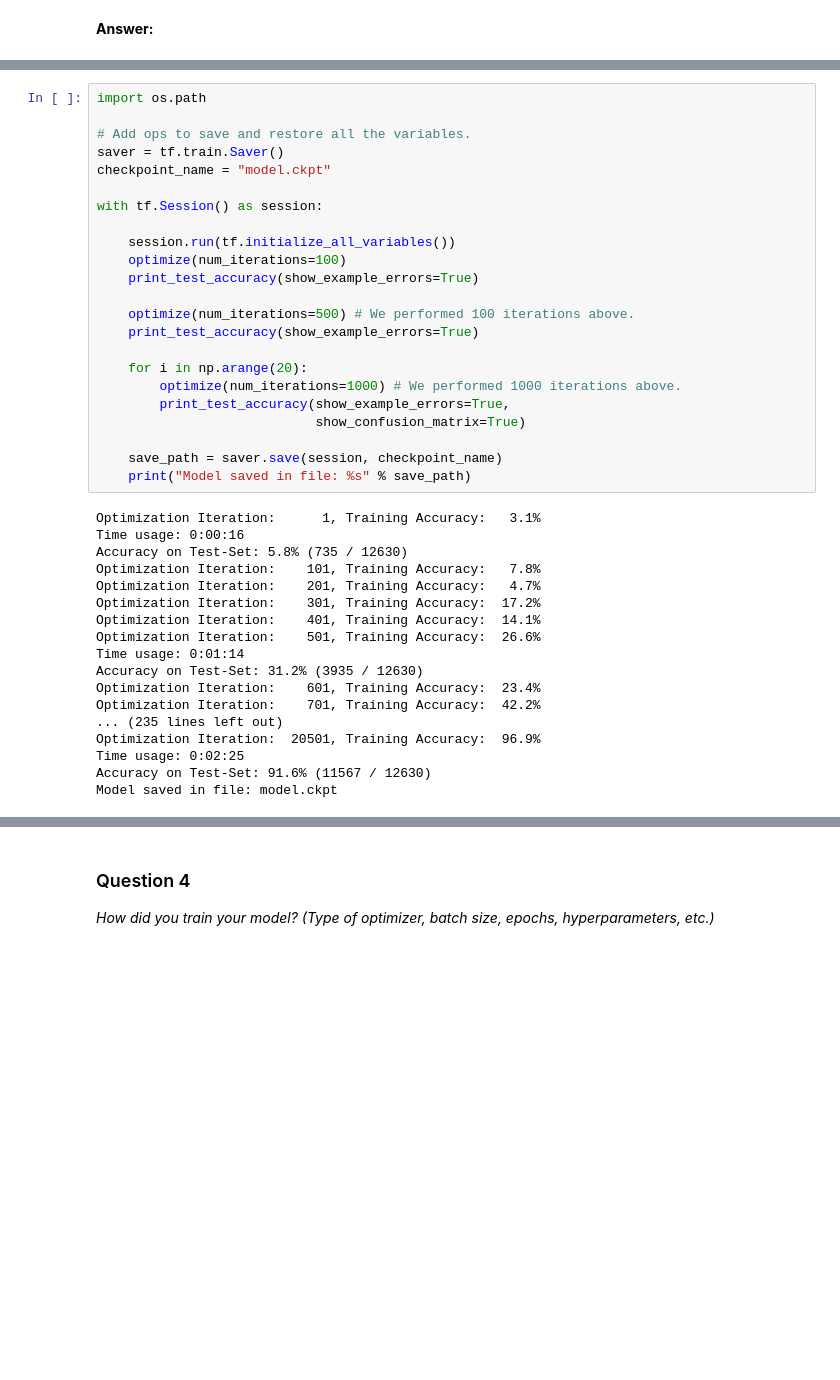
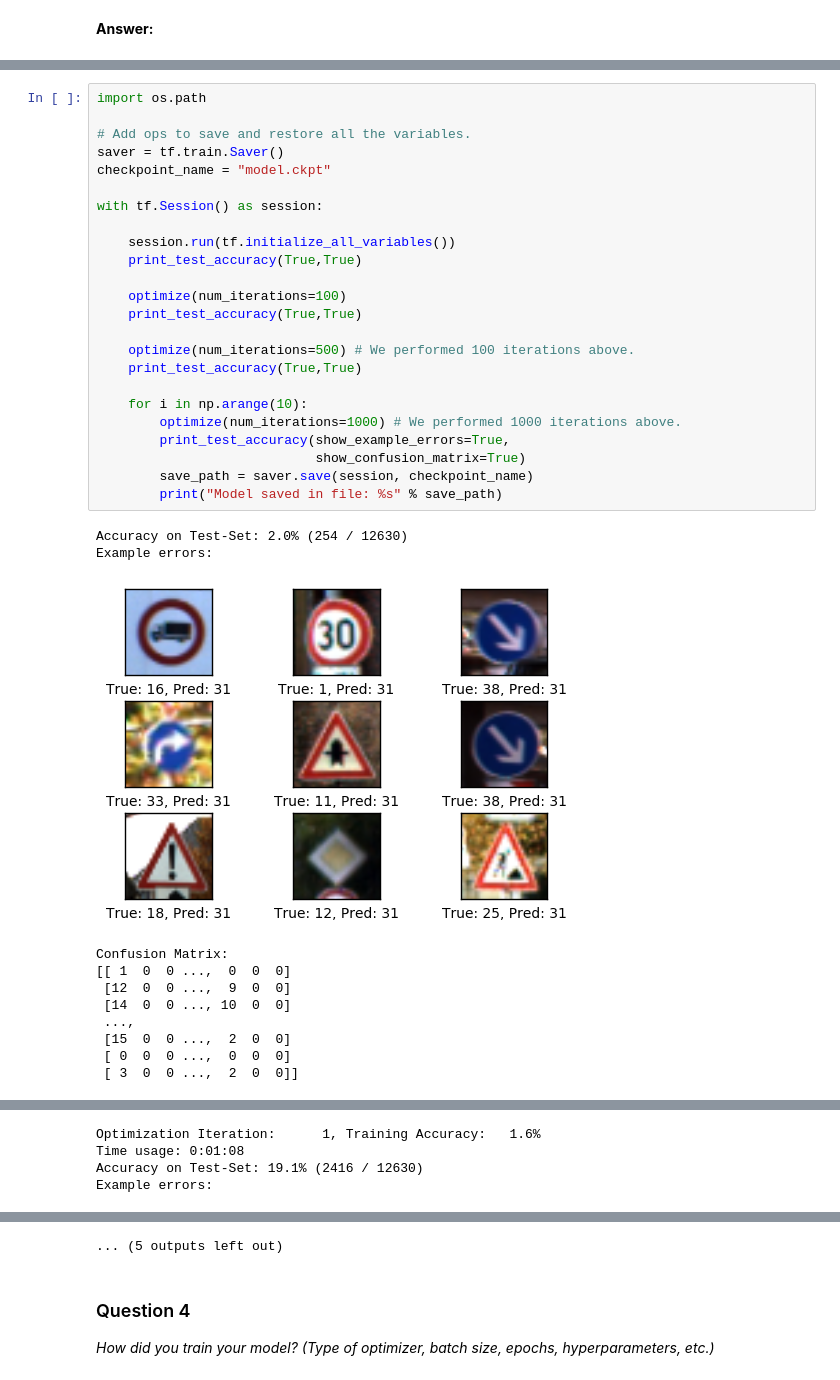
Before and after one commit to gilcarmel/traffic-signs, a Jupyter notebook: Traffic_Signs_Recognition.ipynb, the cells around one changed output, grey strips where cells are left out. Cells and saved outputs as stored; diff of their text form; blank space fills up the shorter version.

Commit message:
report draft (mid-training)

```diff
--- a/Traffic_Signs_Recognition.ipynb
+++ b/Traffic_Signs_Recognition.ipynb
@@ -553,41 +586,36 @@ def print_test_accuracy(show_example_errors=False,
 # %%
 import os.path
 
 # Add ops to save and restore all the variables.
 saver = tf.train.Saver()
 checkpoint_name = "model.ckpt"
 
 with tf.Session() as session:
 
     session.run(tf.initialize_all_variables())
+    print_test_accuracy(True,True)
+
     optimize(num_iterations=100)
-    print_test_accuracy(show_example_errors=True)
+    print_test_accuracy(True,True)
 
     optimize(num_iterations=500) # We performed 100 iterations above.
-    print_test_accuracy(show_example_errors=True)
+    print_test_accuracy(True,True)
 
-    for i in np.arange(20):
+    for i in np.arange(10):
         optimize(num_iterations=1000) # We performed 1000 iterations above.
         print_test_accuracy(show_example_errors=True,
                             show_confusion_matrix=True)
-
-    save_path = saver.save(session, checkpoint_name)
-    print("Model saved in file: %s" % save_path)
+        save_path = saver.save(session, checkpoint_name)
+        print("Model saved in file: %s" % save_path)
 # %% [output]
-Optimization Iteration:      1, Training Accuracy:   3.1%
-Time usage: 0:00:16
-Accuracy on Test-Set: 5.8% (735 / 12630)
-Optimization Iteration:    101, Training Accuracy:   7.8%
-Optimization Iteration:    201, Training Accuracy:   4.7%
-Optimization Iteration:    301, Training Accuracy:  17.2%
-Optimization Iteration:    401, Training Accuracy:  14.1%
-Optimization Iteration:    501, Training Accuracy:  26.6%
-Time usage: 0:01:14
-Accuracy on Test-Set: 31.2% (3935 / 12630)
-Optimization Iteration:    601, Training Accuracy:  23.4%
-Optimization Iteration:    701, Training Accuracy:  42.2%
-... (235 lines left out)
-Optimization Iteration:  20501, Training Accuracy:  96.9%
-Time usage: 0:02:25
-Accuracy on Test-Set: 91.6% (11567 / 12630)
-Model saved in file: model.ckpt
+Accuracy on Test-Set: 2.0% (254 / 12630)
+Example errors:
+[figure, added]
+Confusion Matrix:
+[[ 1  0  0 ...,  0  0  0]
+ [12  0  0 ...,  9  0  0]
+ [14  0  0 ..., 10  0  0]
+ ...,
+ [15  0  0 ...,  2  0  0]
+ [ 0  0  0 ...,  0  0  0]
+ [ 3  0  0 ...,  2  0  0]]
@@ -593,0 +623,4 @@ Model saved in file: model.ckpt
+Optimization Iteration:      1, Training Accuracy:   1.6%
+Time usage: 0:01:08
+Accuracy on Test-Set: 19.1% (2416 / 12630)
+Example errors:
@@ -594,3 +655,4 @@ Model saved in file: model.ckpt
+... (5 outputs left out)
 # %% [markdown]
 ### Question 4
 
```
Also changed, not shown: parts of 30 cells of this notebook, 8 other files.
